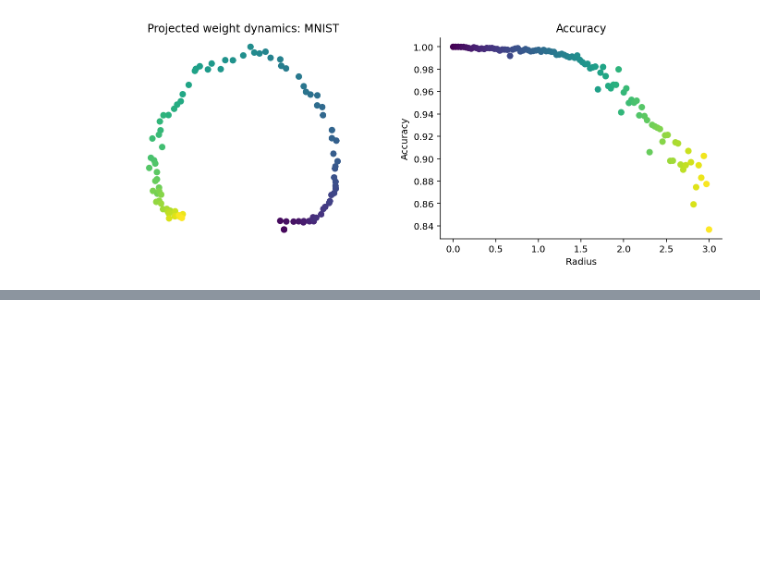
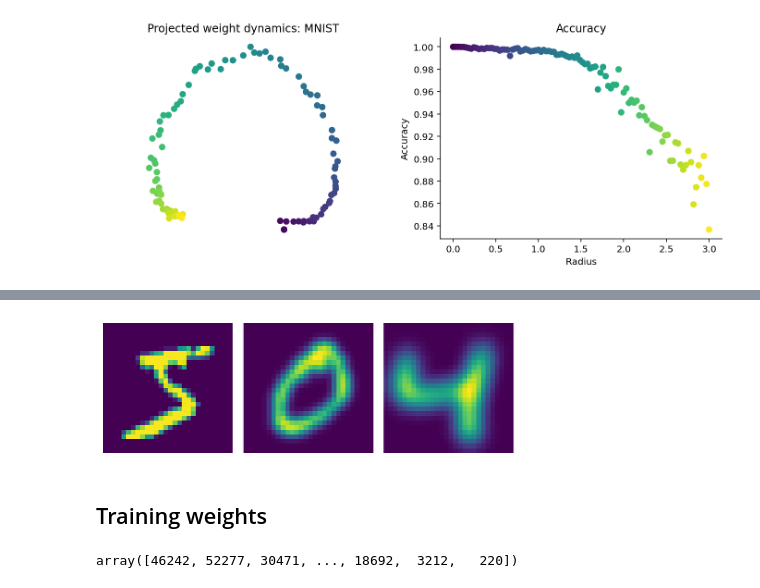
Before and after one commit to probml/shift-happens, a Jupyter notebook: notebooks/006-gendist-v1.ipynb, the cells around one changed output, grey strips where cells are left out. Drawn from its saved outputs; the diff is of its cells as text; code cells hidden in the pictures; blank space fills up the shorter version.

Commit message:
feat: 006nb
Add weights training pipeline

```diff
--- a/notebooks/006-gendist-v1.ipynb
+++ b/notebooks/006-gendist-v1.ipynb
@@ -59,7 +61,10 @@ Wall time: 5.35 s
 
 def processor(X, radius): return image.aug_np_wrapper(X, image.blur, radius=radius)
 proc_class = gendist.processing.Factory(processor)
-res = proc_class(X_train, radius=3.0)
+
+config = {"radius": 3.0}
+res = proc_class(X_train, config)
+
 print(res.shape)
 plt.imshow(res[0].reshape(28, 28));
 # %% [output]
@@ -170,3 +130,11 @@ ax[1].set_xlabel("Radius")
 ax[1].set_ylabel("Accuracy");
 # %% [output]
 [figure]
+# %%
+%%time
+
+def processor(X, radius): return image.aug_np_wrapper(X, image.blur, radius=radius)
+proc_class = gendist.processing.Factory(processor)
+
+configs = [{"radius": rad} for rad in [0.01, 1.0, 2.0, 3.0]]
+res = proc_class(X_train[:4], configs, 1)
@@ -172,0 +153,10 @@ ax[1].set_ylabel("Accuracy");
+# %%
+fig, ax = plt.subplots(1, 3, figsize=(6, 3))
+for axi, img in zip(ax,  res):
+    axi.imshow(img.reshape(28, 28))
+    axi.axis("off")
+plt.tight_layout()
+# %% [output]
+[figure, added]
+# %% [markdown]
+## Training weights
@@ -172,0 +185,9 @@ ax[1].set_ylabel("Accuracy");
+# %%
+import pandas as pd
+
+n_train_subset = 6_000
+subset_ix = pd.Series(y_train).sample(n_train_subset, random_state=314)
+subset_ix = subset_ix.index.values
+subset_ix
+# %% [output]
+array([46242, 52277, 30471, ..., 18692,  3212,   220])
```
Also changed, not shown: parts of 11 cells of this notebook.
